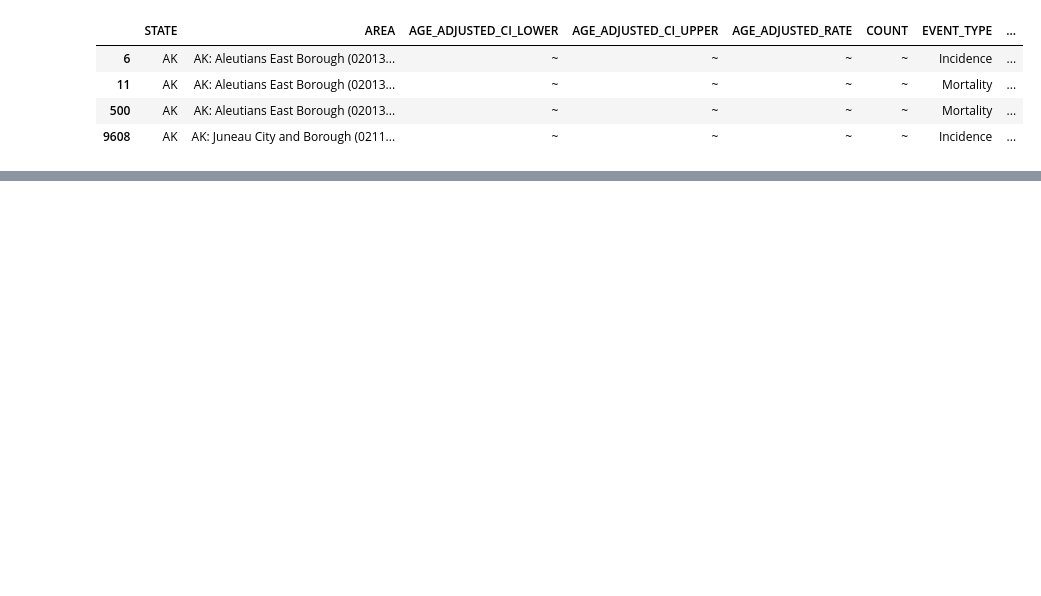
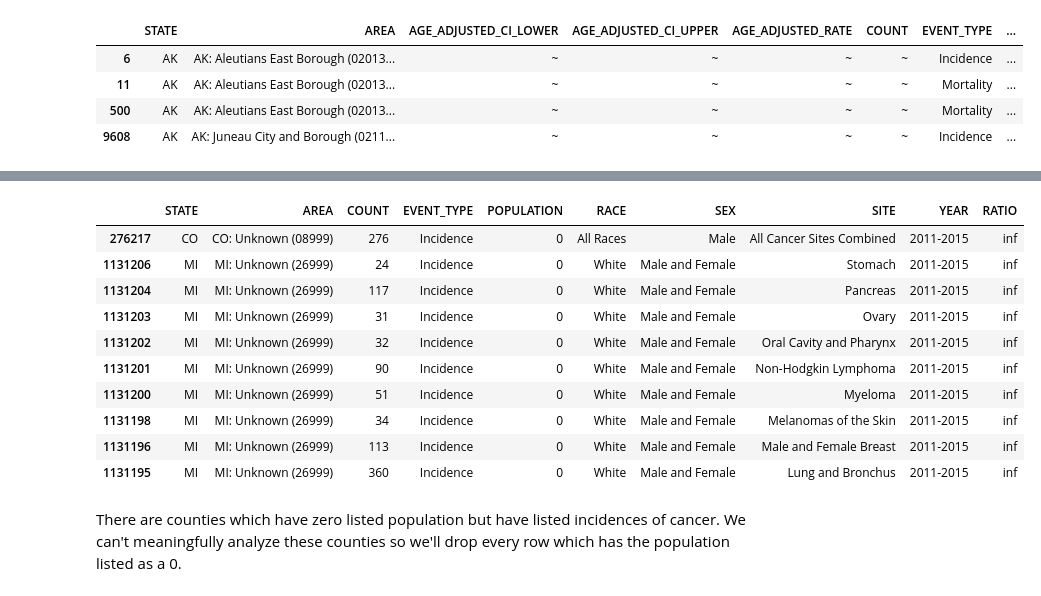
Before and after one commit to a-epstein/final_project, a Jupyter notebook: final_project_notes.ipynb, the cells around one changed output, grey strips where cells are left out. Drawn from its saved outputs; the diff is of its cells as text; code cells hidden in the pictures; blank space fills up the shorter version.

```diff
--- a/final_project_notes.ipynb
+++ b/final_project_notes.ipynb
@@ -81,0 +264,18 @@ byarea_county.iloc[ [6, 11, 500, 9608]]
+# %%
+data_clean_sort = data_clean.sort_values(by ='RATIO', ascending=False)
+# %%
+data_clean_sort[:10]
+# %% [output]
+|  | STATE | AREA | COUNT | EVENT_TYPE | POPULATION | RACE | SEX | SITE | YEAR | RATIO |
+| 276217 | CO | CO: Unknown (08999) | 276 | Incidence | 0 | All Races | Male | All Cancer Sites Combined | 2011-2015 | inf |
+| 1131206 | MI | MI: Unknown (26999) | 24 | Incidence | 0 | White | Male and Female | Stomach | 2011-2015 | inf |
+| 1131204 | MI | MI: Unknown (26999) | 117 | Incidence | 0 | White | Male and Female | Pancreas | 2011-2015 | inf |
+| 1131203 | MI | MI: Unknown (26999) | 31 | Incidence | 0 | White | Male and Female | Ovary | 2011-2015 | inf |
+| 1131202 | MI | MI: Unknown (26999) | 32 | Incidence | 0 | White | Male and Female | Oral Cavity and Pharynx | 2011-2015 | inf |
+| 1131201 | MI | MI: Unknown (26999) | 90 | Incidence | 0 | White | Male and Female | Non-Hodgkin Lymphoma | 2011-2015 | inf |
+| 1131200 | MI | MI: Unknown (26999) | 51 | Incidence | 0 | White | Male and Female | Myeloma | 2011-2015 | inf |
+| 1131198 | MI | MI: Unknown (26999) | 34 | Incidence | 0 | White | Male and Female | Melanomas of the Skin | 2011-2015 | inf |
+| 1131196 | MI | MI: Unknown (26999) | 113 | Incidence | 0 | White | Male and Female | Male and Female Breast | 2011-2015 | inf |
+| 1131195 | MI | MI: Unknown (26999) | 360 | Incidence | 0 | White | Male and Female | Lung and Bronchus | 2011-2015 | inf |
+# %% [markdown]
+There are counties which have zero listed population but have listed incidences of cancer. We can't meaningfully analyze these counties so we'll drop every row which has the population listed as a 0.
```
Also changed, not shown: parts of 47 cells of this notebook, 1 other file.
